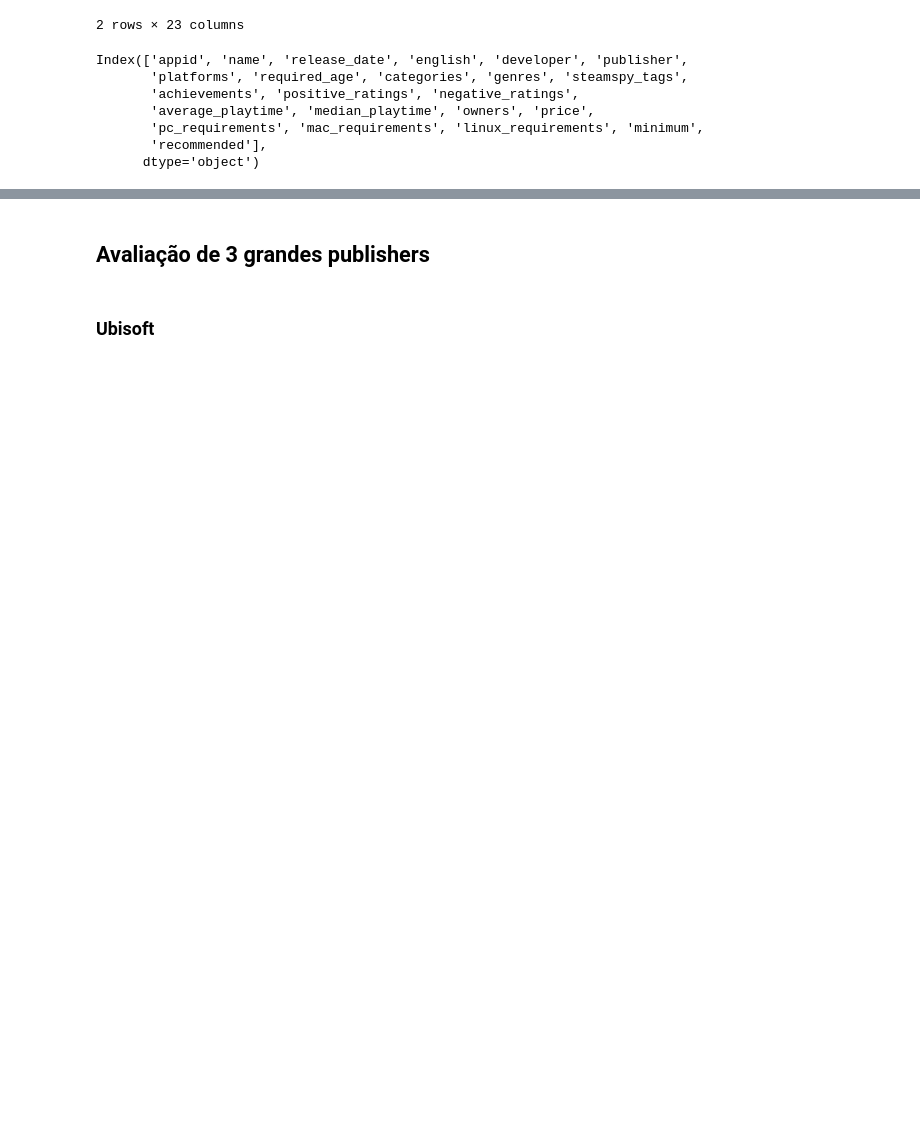
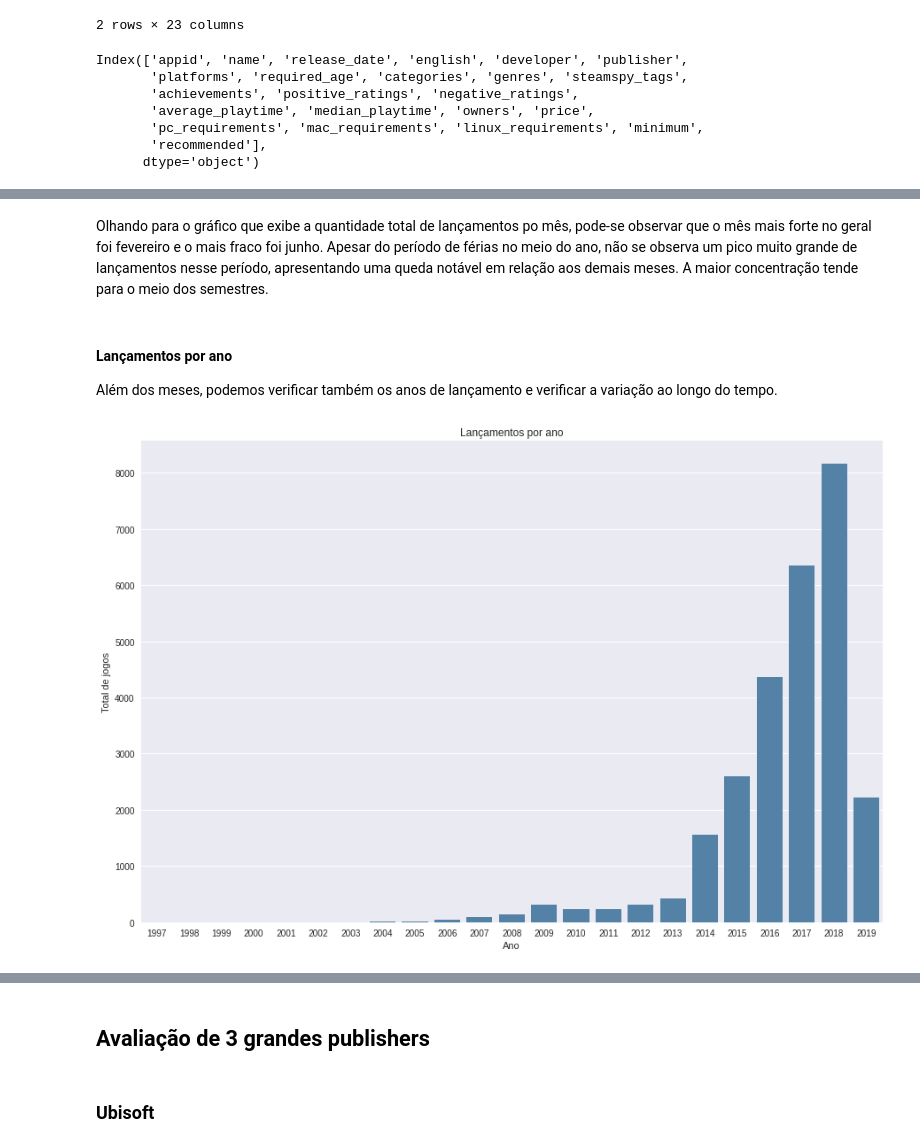
Before and after one commit to nickfsoares/Data_mining, a Jupyter notebook: 1_SteamStoreGames/SteamStoreGames.ipynb, the cells around one changed output, grey strips where cells are left out. Drawn from its saved outputs; the diff is of its cells as text; code cells hidden in the pictures; blank space fills up the shorter version.

```diff
--- a/1_SteamStoreGames/SteamStoreGames.ipynb
+++ b/1_SteamStoreGames/SteamStoreGames.ipynb
@@ -127,0 +149,18 @@ sujo(games)
+# %% [markdown]
+Olhando para o gráfico que exibe a quantidade total de lançamentos po mês, pode-se observar que o mês mais forte no geral foi fevereiro e o mais fraco foi junho. Apesar do período de férias no meio do ano, não se observa um pico muito grande de lançamentos nesse período, apresentando uma queda notável em relação aos demais meses. A maior concentração tende para o meio dos semestres.
+# %% [markdown]
+#### Lançamentos por ano
+Além dos meses, podemos verificar também os anos de lançamento e verificar a variação ao longo do tempo.
+# %%
+by_year = games.groupby(games.release_date.dt.year.rename('release_year'))\
+    .agg('count').appid.rename('count')
+
+plt.figure(figsize=(15,10))
+
+sns.barplot(y=by_year, x=by_year.index, color='SteelBlue')
+plt.title('Lançamentos por ano')
+plt.xlabel('Ano')
+plt.ylabel('Total de jogos')
+plt.show()
+# %% [output]
+[figure, added]
```
Also changed, not shown: parts of 59 cells of this notebook.
